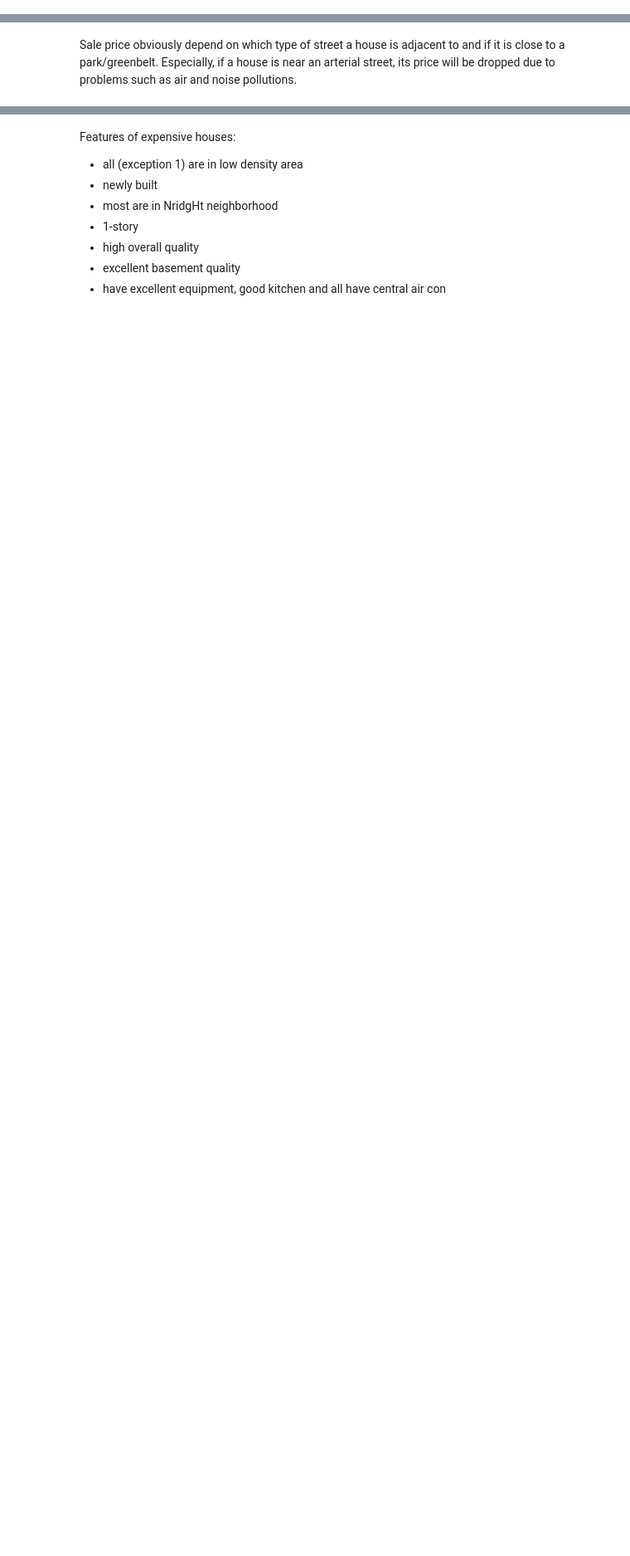
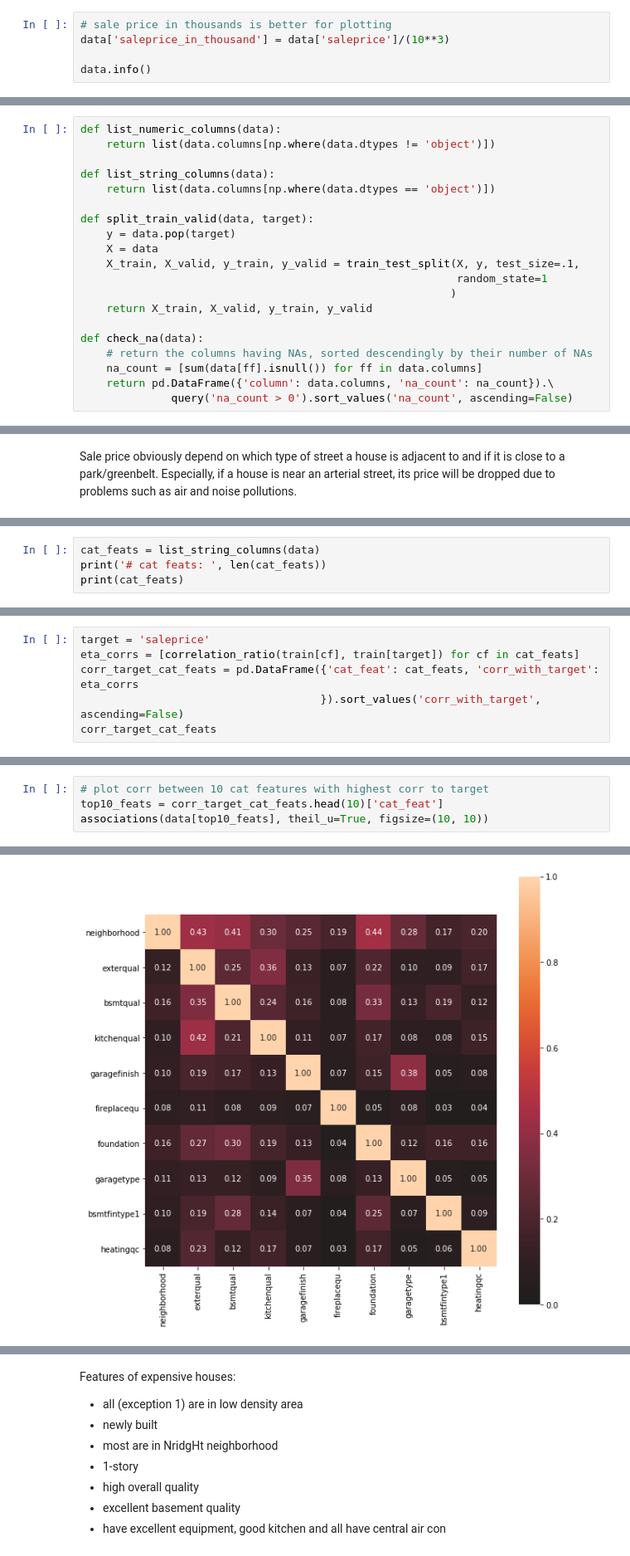
Before and after one commit to victor-luu191/house_price, a Jupyter notebook: EDA and smart feature engineer.ipynb, the cells around one changed output, grey strips where cells are left out. Shown at 83% size. Saved outputs shown, nothing was run; the diff lists cells and outputs as text; blank space fills up the shorter version.

```diff
--- a/EDA and smart feature engineer.ipynb
+++ b/EDA and smart feature engineer.ipynb
@@ -60,0 +44,5 @@ memory usage: 935.4+ KB
+# %%
+# sale price in thousands is better for plotting
+data['saleprice_in_thousand'] = data['saleprice']/(10**3)
+
+data.info()
@@ -108,6 +114,26 @@ def to_adjacency(cond):
         'Feedr': 'Feeder street',
         'Norm': 'Normal'
         }[cond]
+# %%
+def list_numeric_columns(data):
+    return list(data.columns[np.where(data.dtypes != 'object')])
+
+def list_string_columns(data):
+    return list(data.columns[np.where(data.dtypes == 'object')])
+
+def split_train_valid(data, target):
+    y = data.pop(target)
+    X = data
+    X_train, X_valid, y_train, y_valid = train_test_split(X, y, test_size=.1,
+                                                          random_state=1
+                                                         )
+    return X_train, X_valid, y_train, y_valid
+
+def check_na(data):
+    # return the columns having NAs, sorted descendingly by their number of NAs
+    na_count = [sum(data[ff].isnull()) for ff in data.columns]
+    return pd.DataFrame({'column': data.columns, 'na_count': na_count}).\
+              query('na_count > 0').sort_values('na_count', ascending=False)
 # %%
 train['zone_type'] = train['mszoning'].apply(fold_zone_type)
 test['zone_type'] = test['mszoning'].apply(fold_zone_type)
@@ -367,0 +415,4 @@ target = 'sale_price_per_sf'
+# %%
+cat_feats = list_string_columns(data)
+print('# cat feats: ', len(cat_feats))
+print(cat_feats)
@@ -367,0 +422,6 @@ target = 'sale_price_per_sf'
+# %%
+target = 'saleprice'
+eta_corrs = [correlation_ratio(train[cf], train[target]) for cf in cat_feats]
+corr_target_cat_feats = pd.DataFrame({'cat_feat': cat_feats, 'corr_with_target': eta_corrs
+                                     }).sort_values('corr_with_target', ascending=False)
+corr_target_cat_feats
@@ -367,0 +451,5 @@ target = 'sale_price_per_sf'
+# %%
+# plot corr between 10 cat features with highest corr to target
+top10_feats = corr_target_cat_feats.head(10)['cat_feat']
+associations(data[top10_feats], theil_u=True, figsize=(10, 10))
+# %% [output]
@@ -367,0 +460 @@ target = 'sale_price_per_sf'
+[figure, added]
```
Also changed, not shown: parts of 26 cells of this notebook, 1 other file.
